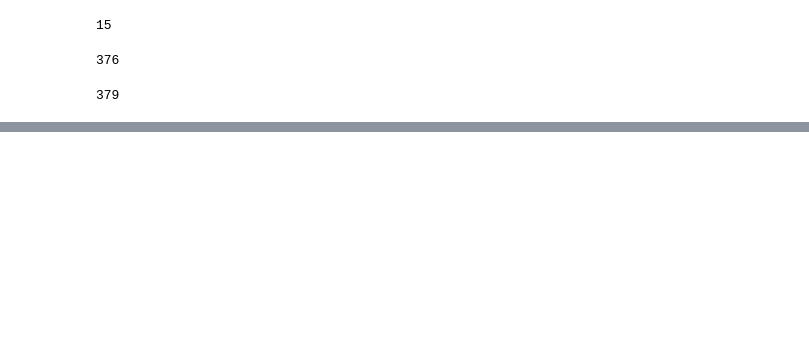
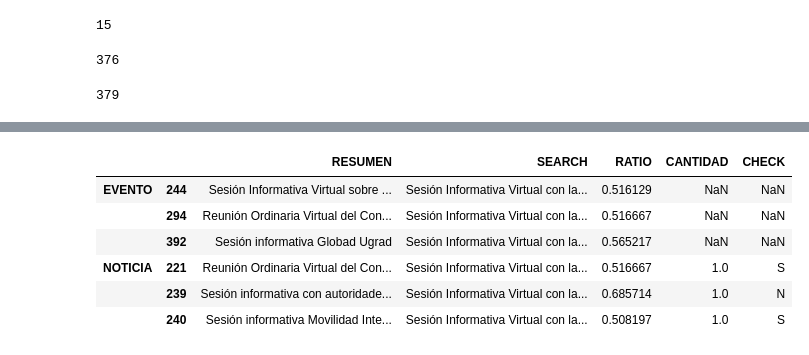
Before and after one commit to Susanelizabetth/manipulateDATA, a Jupyter notebook: DNotebook.ipynb, the cells around one changed output, grey strips where cells are left out. Cells and saved outputs as stored; diff of their text form; code cells hidden in the pictures; blank space fills up the shorter version.

```diff
--- a/DNotebook.ipynb
+++ b/DNotebook.ipynb
@@ -1319,0 +1417,23 @@ total
+# %%
+for i in df_mensaje.index:
+    if df_mensaje['CHECK'][i] == 'N':
+        text = df_mensaje['MENSAJE'][i]
+        result = SearchFunc(text, df_new, 'EVENTO')
+        result2 = SearchFunc(text, df_noticia, 'NOTICIA')
+
+        res = pd.concat([result,result2], keys=['EVENTO', 'NOTICIA'])
+        print(i, " ---> ", len(res))
+'''
+if len(res) == 1:
+    cant = df_mensaje['CANTIDAD'][i]
+    check(df_mensaje, i)
+    df_new2 = pd.DataFrame({'EVENTO':  [text],
+                'FOTOS' :   [0],
+                'POST' :    [0],
+                'VIDEOS':   [0],
+                'NOTICIAS': [0],
+                'MENSAJE':  [cant],
+                'CHECK':   ['LISTO']})
+
+    df_new = pd.concat([df_new, df_new2], ignore_index = True, axis = 0)
+else:'''
@@ -1319,0 +1459,15 @@ total
+# %%
+text = mensaje['MENSAJE'][280]
+result = SearchFunc(text, df_new, 'EVENTO')
+result2 = SearchFunc(text, df_noticia, 'NOTICIA')
+
+res = pd.concat([result, result2], keys=['EVENTO','NOTICIA'])
+res
+# %% [output]
+|  |  | RESUMEN | SEARCH | RATIO | CANTIDAD | CHECK |
+| EVENTO | 244 | Sesión Informativa Virtual sobre ... | Sesión Informativa Virtual con la... | 0.516129 | NaN | NaN |
+|  | 294 | Reunión Ordinaria Virtual del Con... | Sesión Informativa Virtual con la... | 0.516667 | NaN | NaN |
+|  | 392 | Sesión informativa Globad Ugrad | Sesión Informativa Virtual con la... | 0.565217 | NaN | NaN |
+| NOTICIA | 221 | Reunión Ordinaria Virtual del Con... | Sesión Informativa Virtual con la... | 0.516667 | 1.0 | S |
+|  | 239 | Sesión informativa con autoridade... | Sesión Informativa Virtual con la... | 0.685714 | 1.0 | N |
+|  | 240 | Sesión informativa Movilidad Inte... | Sesión Informativa Virtual con la... | 0.508197 | 1.0 | S |
```
Also changed, not shown: parts of 8 cells of this notebook.
